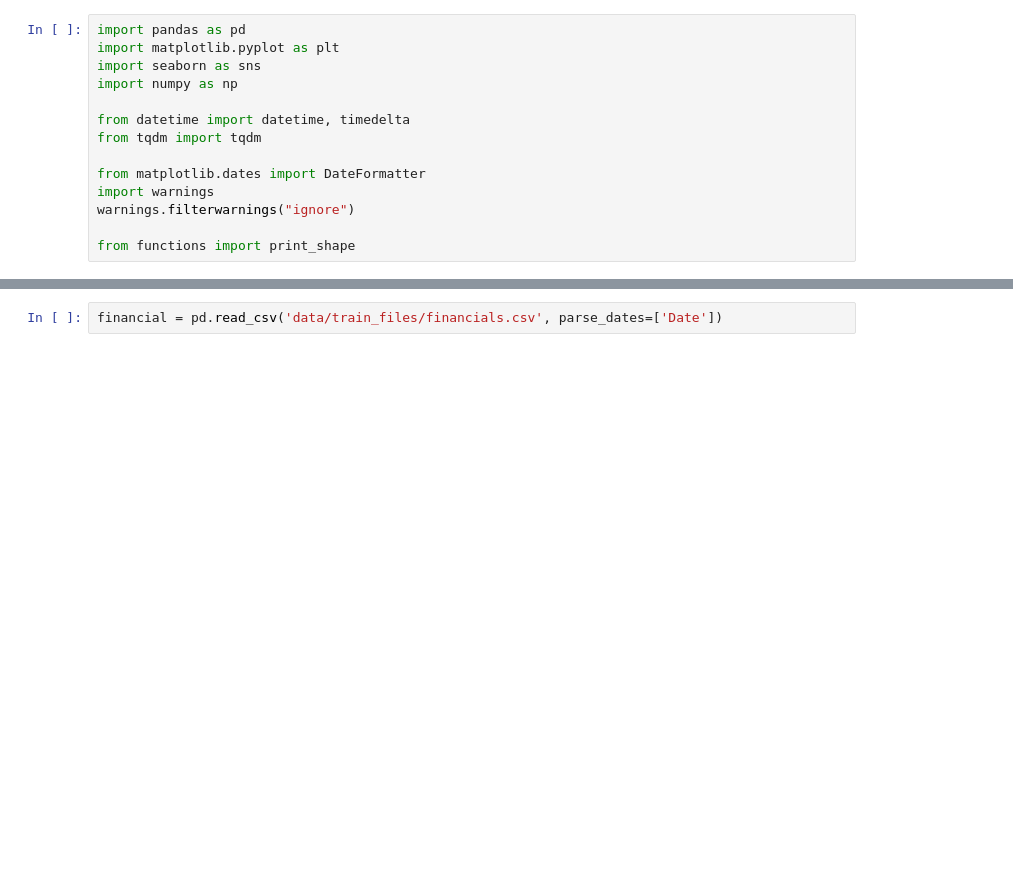
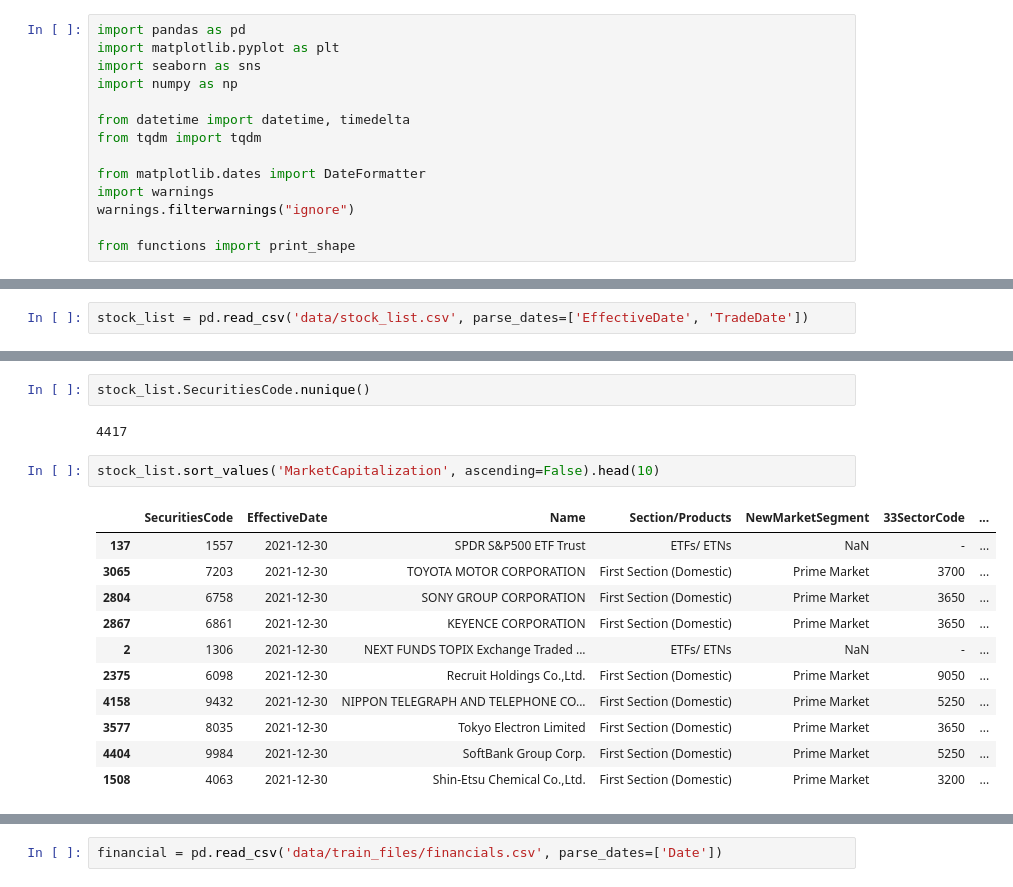
Before and after one commit to valentina-bec/tokyo-stock-exchange, a Jupyter notebook: data.ipynb, the cells around one changed output, grey strips where cells are left out. Saved outputs shown, nothing was run; the diff lists cells and outputs as text; blank space fills up the shorter version.

Commit message:
data

```diff
--- a/data.ipynb
+++ b/data.ipynb
@@ -17,0 +35,2 @@ from functions import print_shape
+# %%
+stock_list = pd.read_csv('data/stock_list.csv', parse_dates=['EffectiveDate', 'TradeDate'])
@@ -17,0 +43,18 @@ from functions import print_shape
+# %%
+stock_list.SecuritiesCode.nunique()
+# %% [output]
+4417
+# %%
+stock_list.sort_values('MarketCapitalization', ascending=False).head(10)
+# %% [output]
+|  | SecuritiesCode | EffectiveDate | Name | Section/Products | NewMarketSegment | 33SectorCode | ... |
+| 137 | 1557 | 2021-12-30 | SPDR S&P500 ETF Trust | ETFs/ ETNs | NaN | - | ... |
+| 3065 | 7203 | 2021-12-30 | TOYOTA MOTOR CORPORATION | First Section (Domestic) | Prime Market | 3700 | ... |
+| 2804 | 6758 | 2021-12-30 | SONY GROUP CORPORATION | First Section (Domestic) | Prime Market | 3650 | ... |
+| 2867 | 6861 | 2021-12-30 | KEYENCE CORPORATION | First Section (Domestic) | Prime Market | 3650 | ... |
+| 2 | 1306 | 2021-12-30 | NEXT FUNDS TOPIX Exchange Traded ... | ETFs/ ETNs | NaN | - | ... |
+| 2375 | 6098 | 2021-12-30 | Recruit Holdings Co.,Ltd. | First Section (Domestic) | Prime Market | 9050 | ... |
+| 4158 | 9432 | 2021-12-30 | NIPPON TELEGRAPH AND TELEPHONE CO... | First Section (Domestic) | Prime Market | 5250 | ... |
+| 3577 | 8035 | 2021-12-30 | Tokyo Electron Limited | First Section (Domestic) | Prime Market | 3650 | ... |
+| 4404 | 9984 | 2021-12-30 | SoftBank Group Corp. | First Section (Domestic) | Prime Market | 5250 | ... |
+| 1508 | 4063 | 2021-12-30 | Shin-Etsu Chemical Co.,Ltd. | First Section (Domestic) | Prime Market | 3200 | ... |
```
Also changed, not shown: parts of 39 cells of this notebook.
